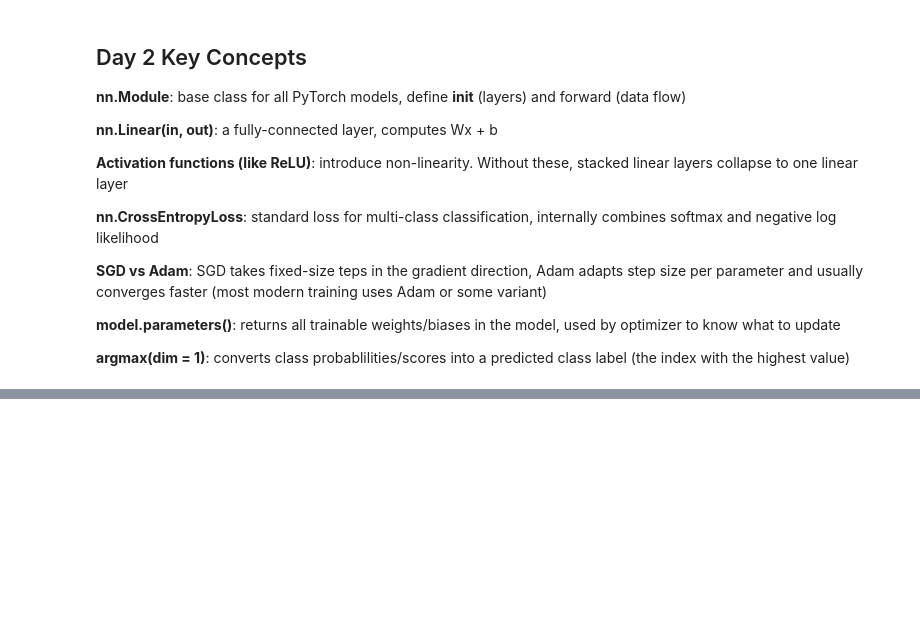
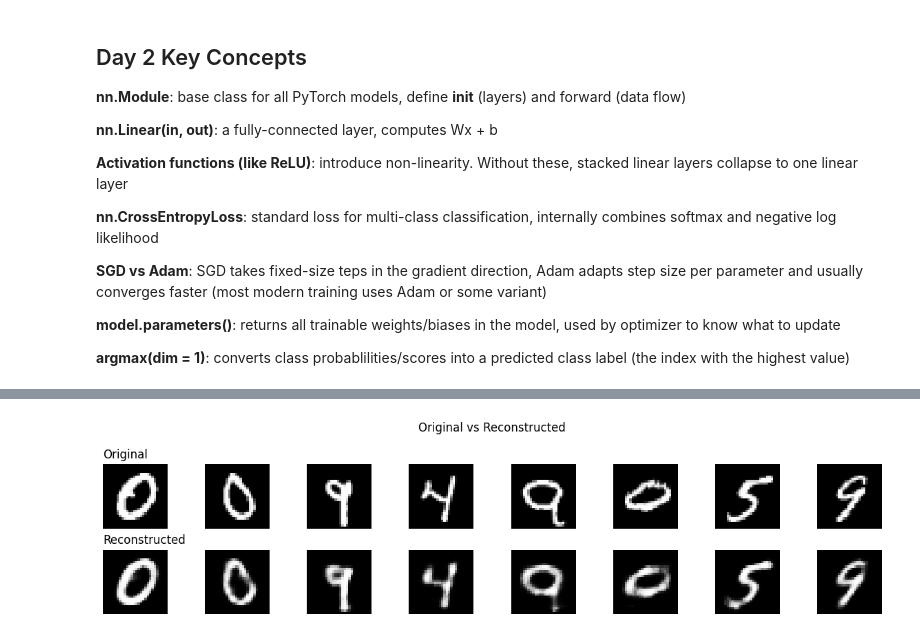
Before and after one commit to matthewniu333/neuroblastoma-multiome, a Jupyter notebook: notebooks/deep_learning_practice.ipynb, the cells around one changed output, grey strips where cells are left out. Saved outputs shown, nothing was run; the diff lists cells and outputs as text; code cells hidden in the pictures; blank space fills up the shorter version.

```diff
--- a/notebooks/deep_learning_practice.ipynb
+++ b/notebooks/deep_learning_practice.ipynb
@@ -429,0 +578,36 @@ Epoch 180: loss = 0.0014, accuracy = 100.00%
+# %%
+# visualize reconstructions
+
+model.eval() # turn off dropout/batchnorm (not used here, but a good habit)
+
+with torch.no_grad(): # no gradients needed for visualization
+    # take a batch of test imgs
+    test_imgs, test_labels = next(iter(torch.utils.data.DataLoader(
+        torchvision.datasets.MNIST(
+            root = './data_mnist', train = False, download = True, transform = transform),
+        batch_size = 8, shuffle = True)))
+
+    test_imgs = test_imgs.to(device)
+    reconstructed, latent = model(test_imgs)
+
+    # reshape back to 28x28 for display
+    original = test_imgs.cpu().squeeze().numpy()
+    recon = reconstructed.cpu().view(-1, 28, 28).numpy()
+
+fig, axes = plt.subplots(2, 8, figsize = (12, 3))
+for i in range(8):
+    axes[0, i].imshow(original[i], cmap = 'gray')
+    axes[0, i].axis('off')
+    if i == 0:
+        axes[0, i].set_title('Original', loc = 'left')
+
+    axes[1, i].imshow(recon[i], cmap = 'gray')
+    axes[1, i].axis('off')
+    if i == 0:
+        axes[1, i].set_title('Reconstructed', loc = 'left')
+
+plt.suptitle('Original vs Reconstructed')
+plt.tight_layout()
+plt.show()
+# %% [output]
+[figure, added]
```
Also changed, not shown: parts of 6 cells of this notebook, 8 other files.
